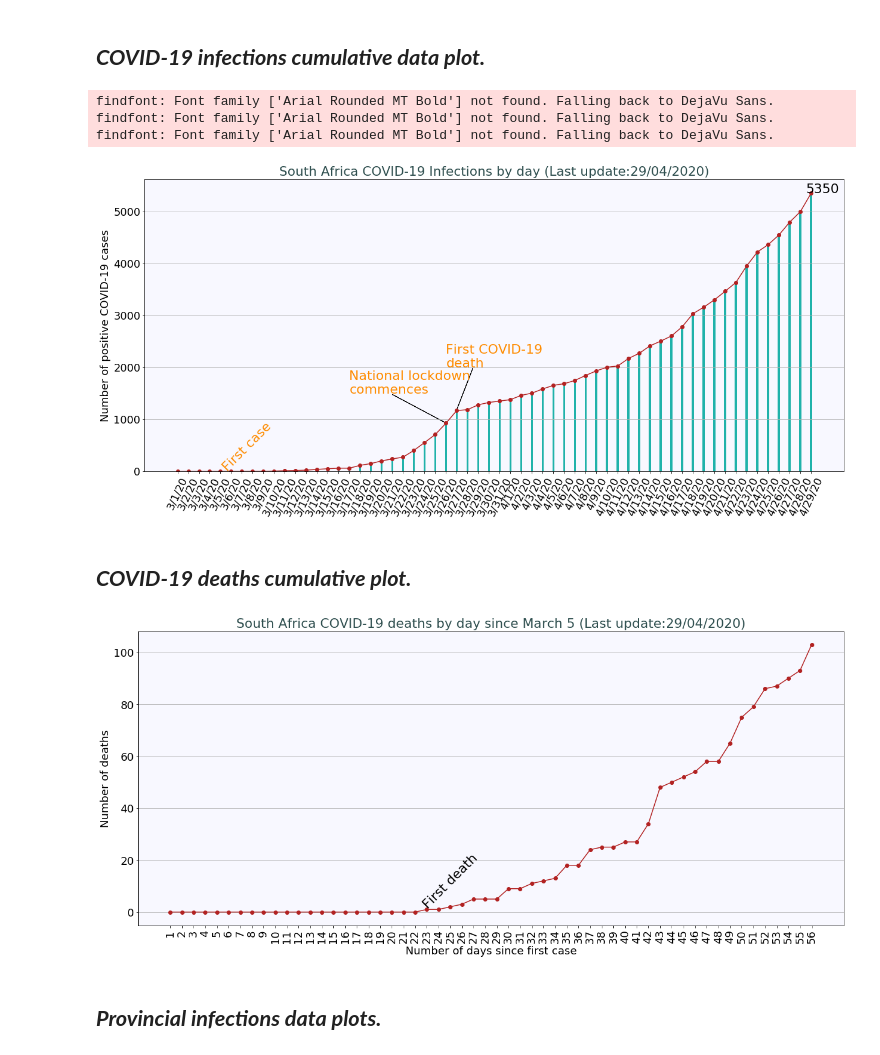
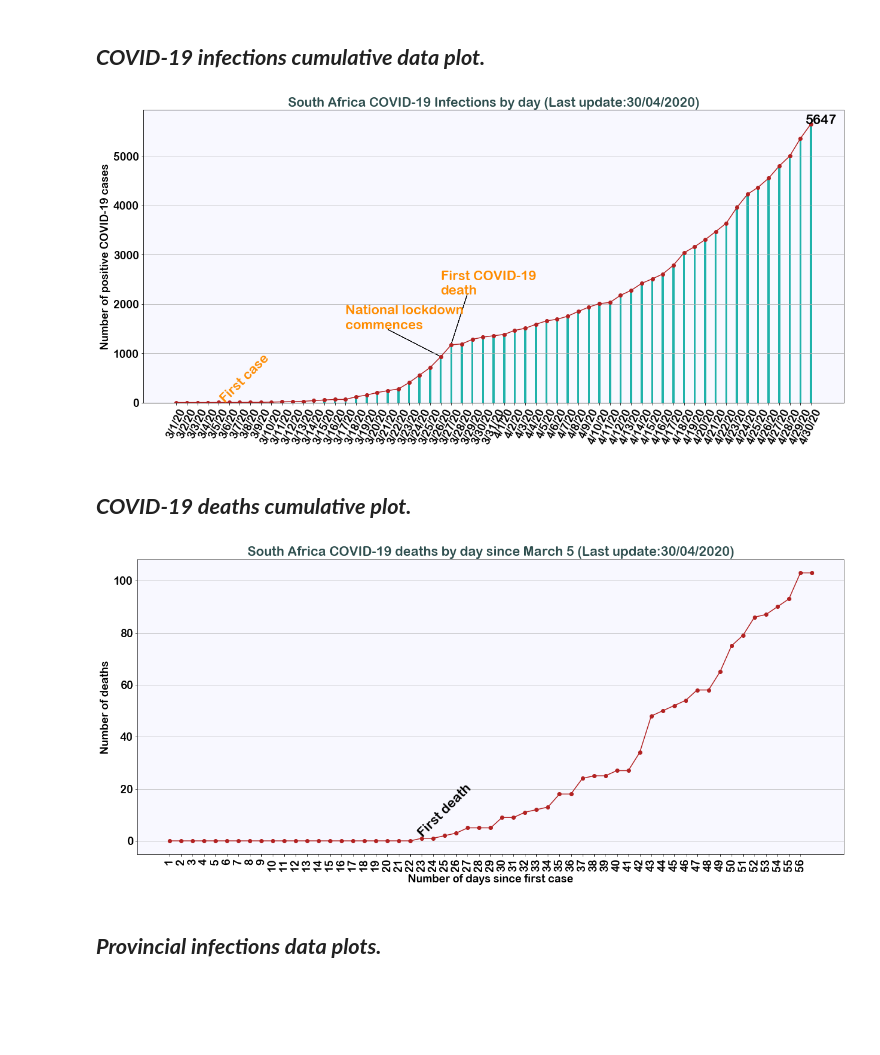
Before and after one commit to mckabuza/South-Africa-COVID-19-Data-Visualization, a Jupyter notebook: SA COVID-19 April.ipynb, the cells around one changed output. Cells and saved outputs as stored; diff of their text form; code cells hidden in the pictures; blank space fills up the shorter version.

Commit message:
Daily update

```diff
--- a/SA COVID-19 April.ipynb
+++ b/SA COVID-19 April.ipynb
@@ -32,8 +32,8 @@ daily_infections=[]
 for i in daily:
     for j in i:
         daily_infections.append(j)
-#daily_infections.append(np.sum(provincial_data['Infections']))
-#dates=dates.insert(len(dates)+1,'4/{}/20'.format(len(dates)-30)) #not the most efficient way, I know :D
+daily_infections.append(np.sum(provincial_data['Infections']))
+dates=dates.insert(len(dates)+1,'4/{}/20'.format(len(dates)-30)) #not the most efficient way, I know :D
 xx=np.where(daily_infections==daily_infections[-1])
 for i in xx:
     for j in i:
@@ -43,35 +43,32 @@ for i in xx:
 # %%
 fig=plt.figure(figsize=(21,9))
 plt.title('South Africa COVID-19 Infections by day (Last update:{})'.format(province.columns[-1]))
 plt.plot(dates, daily_infections,'r-o',color='firebrick') #line plot
 plt.bar(dates, daily_infections, width=0.2,color='lightseagreen')
 plt.text(4,5,'First case',color='darkorange',rotation=45,fontsize=22)
 plt.xticks(rotation=65)
 plt.arrow(25, 930, -5, 550)
 plt.text(16,1500,'National lockdown\ncommences',color='darkorange',fontsize=22)
-plt.arrow(26, 1185, 1.5, 800)
-plt.text(25,2000,'First COVID-19\ndeath',color='darkorange',fontsize=22)
+plt.arrow(26, 1185, 1.5, 1000)
+plt.text(25,2200,'First COVID-19\ndeath',color='darkorange',fontsize=22)
 plt.text(xy,daily_infections[-1],'{}'.format(daily_infections[-1]),color='black',fontsize=22)
 plt.ylabel('Number of positive COVID-19 cases')
 plt.grid(axis='y')
 plt.savefig("./images/daily_inf.jpeg")
 plt.show()
 # %% [output]
-findfont: Font family ['Arial Rounded MT Bold'] not found. Falling back to DejaVu Sans.
-findfont: Font family ['Arial Rounded MT Bold'] not found. Falling back to DejaVu Sans.
-findfont: Font family ['Arial Rounded MT Bold'] not found. Falling back to DejaVu Sans.
-[figure, old version]
+[figure, new version]
 # %% [markdown]
 ## **_COVID-19 deaths cumulative plot._**
 # %%
 SA_deaths = deaths[deaths['Country/Region']=='South Africa']
-x = np.arange(1,len(SA_deaths['Deaths'])+1,1)
-#death=np.array(SA_deaths['Deaths'])
-#deaths_updated=np.append(death,np.sum(provincial_data['Deaths']))
+x = np.arange(1,len(SA_deaths['Deaths'])+2,1)
+death=np.array(SA_deaths['Deaths'])
+deaths_updated=np.append(death,np.sum(provincial_data['Deaths']))
 
 #cumulative data plot
 plt.title('South Africa COVID-19 deaths by day since March 5 (Last update:{})'.format(province.columns[-1]))
-plt.plot(x, SA_deaths['Deaths'],'r-o',color='firebrick') #line plot
+plt.plot(x, deaths_updated,'r-o',color='firebrick') #line plot
 plt.text(22.5,1.5,'First death',color='black',rotation=45,fontsize=22)
 plt.xticks(range(1,len(SA_deaths['Deaths'])+1), rotation=90)
 plt.xlabel("Number of days since first case")
@@ -80,7 +77,7 @@ plt.grid(axis='y')
 plt.savefig("./images/daily_death.jpeg")
 plt.show()
 # %% [output]
-[figure, old version]
+[figure, new version]
 # %% [markdown]
 ## **_Provincial infections data plots._**
 # %%
```
Also changed, not shown: parts of 7 cells of this notebook, 10 other files.
